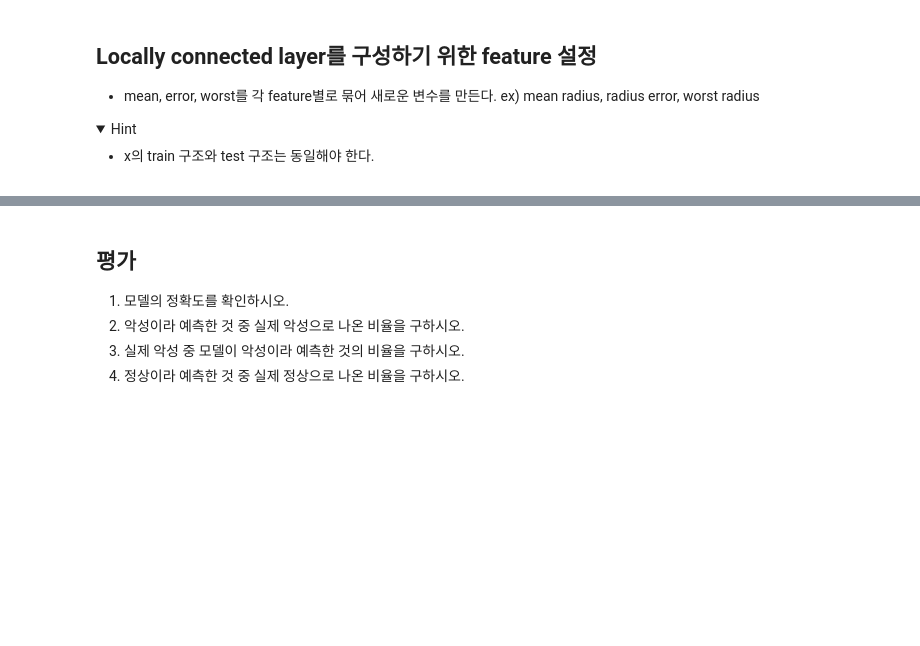
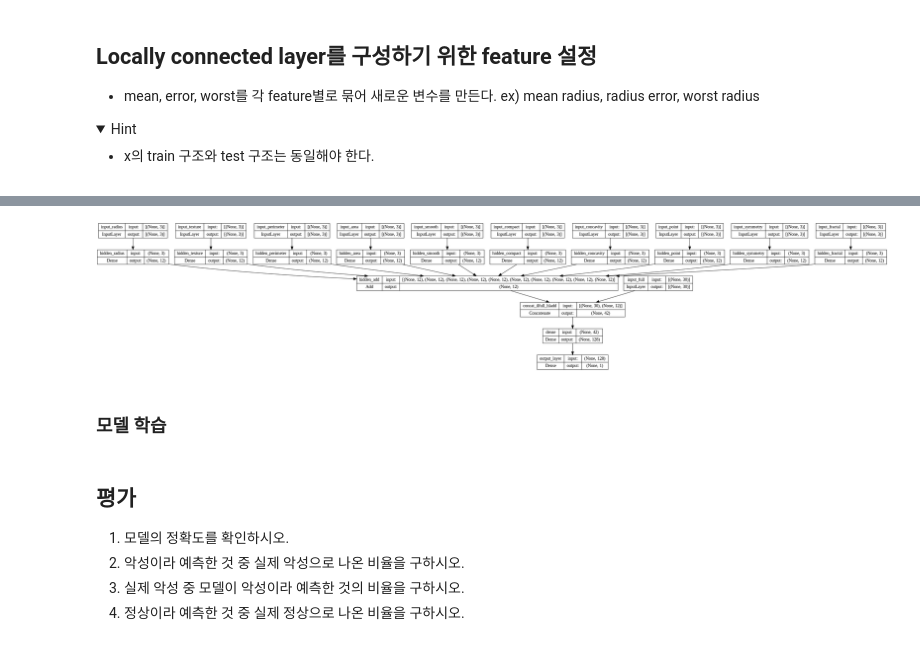
Before and after one commit to 18-12847/KT_AIVLE_SCHOOL_Study_Backup, a Jupyter notebook: DL/P/4day/3_3_Breast_cancer.ipynb, the cells around one changed output, grey strips where cells are left out. Cells and saved outputs as stored; diff of their text form; code cells hidden in the pictures; folded sections open; blank space fills up the shorter version.

```diff
--- a/DL/P/4day/3_3_Breast_cancer.ipynb
+++ b/DL/P/4day/3_3_Breast_cancer.ipynb
@@ -113,0 +207,6 @@ tr_x_rad = train_x[["mean radius", "radius error", "worst radius"]]
+# %%
+plot_model(model, show_shapes = True)
+# %% [output]
+[figure, added]
+# %% [markdown]
+### 모델 학습
```
Also changed, not shown: parts of 16 cells of this notebook, 4 other files.
